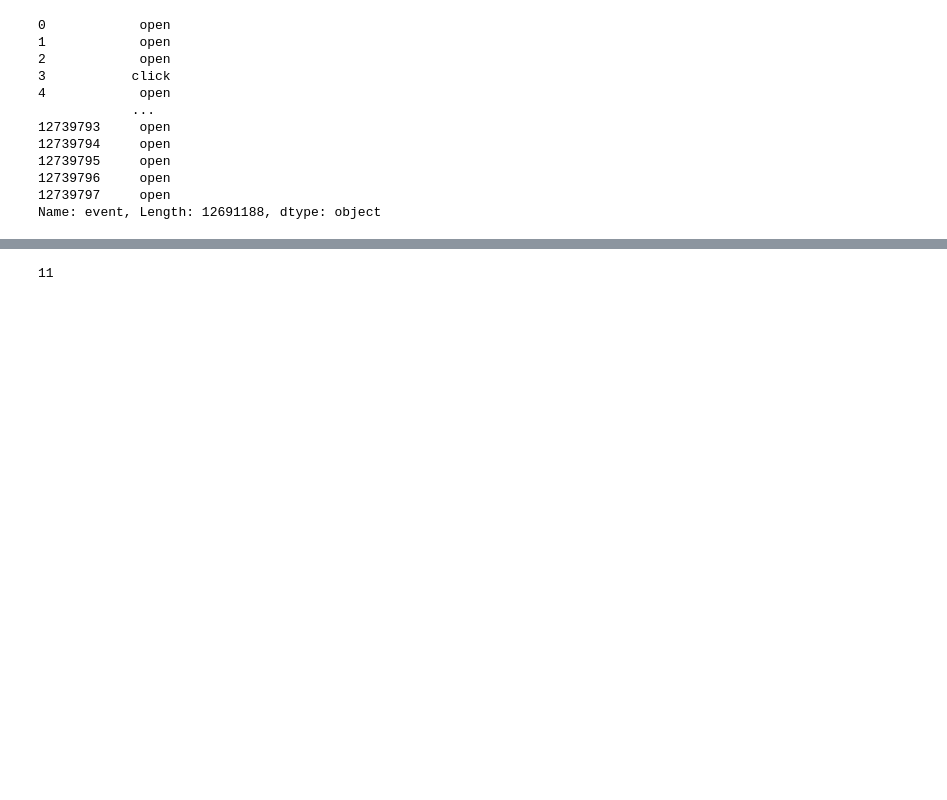
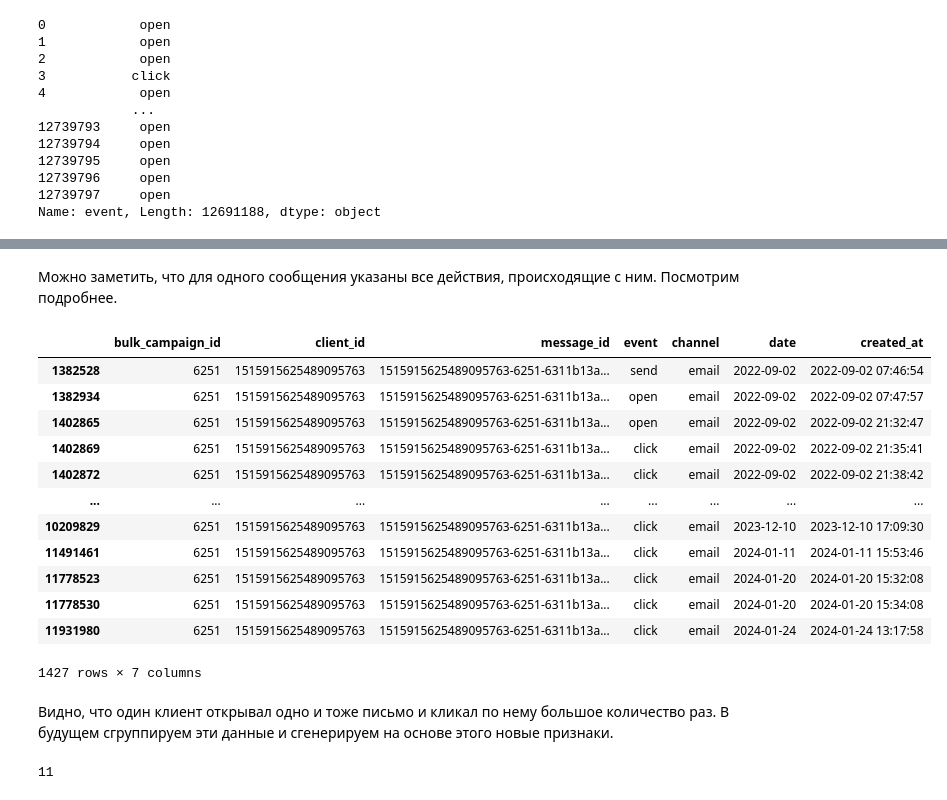
Before and after one commit to dolbilov/yandex_practicum_projects, a Jupyter notebook: 13_kaggle_marketing/project.ipynb, the cells around one changed output, grey strips where cells are left out. Drawn from its saved outputs; the diff is of its cells as text; code cells hidden in the pictures; blank space fills up the shorter version.

```diff
--- a/13_kaggle_marketing/project.ipynb
+++ b/13_kaggle_marketing/project.ipynb
@@ -395,3 +438,24 @@ Name: event, Length: 12691188, dtype: object
+# %% [markdown]
+Можно заметить, что для одного сообщения указаны все действия, происходящие с ним. Посмотрим подробнее.
+# %%
+mask = apparel_messages['message_id'] == '1515915625489095763-6251-6311b13a4cf78'
+apparel_messages[mask]
+# %% [output]
+|  | bulk_campaign_id | client_id | message_id | event | channel | date | created_at |
+| 1382528 | 6251 | 1515915625489095763 | 1515915625489095763-6251-6311b13a... | send | email | 2022-09-02 | 2022-09-02 07:46:54 |
+| 1382934 | 6251 | 1515915625489095763 | 1515915625489095763-6251-6311b13a... | open | email | 2022-09-02 | 2022-09-02 07:47:57 |
+| 1402865 | 6251 | 1515915625489095763 | 1515915625489095763-6251-6311b13a... | open | email | 2022-09-02 | 2022-09-02 21:32:47 |
+| 1402869 | 6251 | 1515915625489095763 | 1515915625489095763-6251-6311b13a... | click | email | 2022-09-02 | 2022-09-02 21:35:41 |
+| 1402872 | 6251 | 1515915625489095763 | 1515915625489095763-6251-6311b13a... | click | email | 2022-09-02 | 2022-09-02 21:38:42 |
+| ... | ... | ... | ... | ... | ... | ... | ... |
+| 10209829 | 6251 | 1515915625489095763 | 1515915625489095763-6251-6311b13a... | click | email | 2023-12-10 | 2023-12-10 17:09:30 |
+| 11491461 | 6251 | 1515915625489095763 | 1515915625489095763-6251-6311b13a... | click | email | 2024-01-11 | 2024-01-11 15:53:46 |
+| 11778523 | 6251 | 1515915625489095763 | 1515915625489095763-6251-6311b13a... | click | email | 2024-01-20 | 2024-01-20 15:32:08 |
+| 11778530 | 6251 | 1515915625489095763 | 1515915625489095763-6251-6311b13a... | click | email | 2024-01-20 | 2024-01-20 15:34:08 |
+| 11931980 | 6251 | 1515915625489095763 | 1515915625489095763-6251-6311b13a... | click | email | 2024-01-24 | 2024-01-24 13:17:58 |
+1427 rows × 7 columns
+# %% [markdown]
+Видно, что один клиент открывал одно и тоже письмо и кликал по нему большое количество раз. В будущем сгруппируем эти данные и сгенерируем на основе этого новые признаки.
 # %%
 apparel_messages['event'].nunique()
 # %% [output]
```
Also changed, not shown: parts of 83 cells of this notebook.
